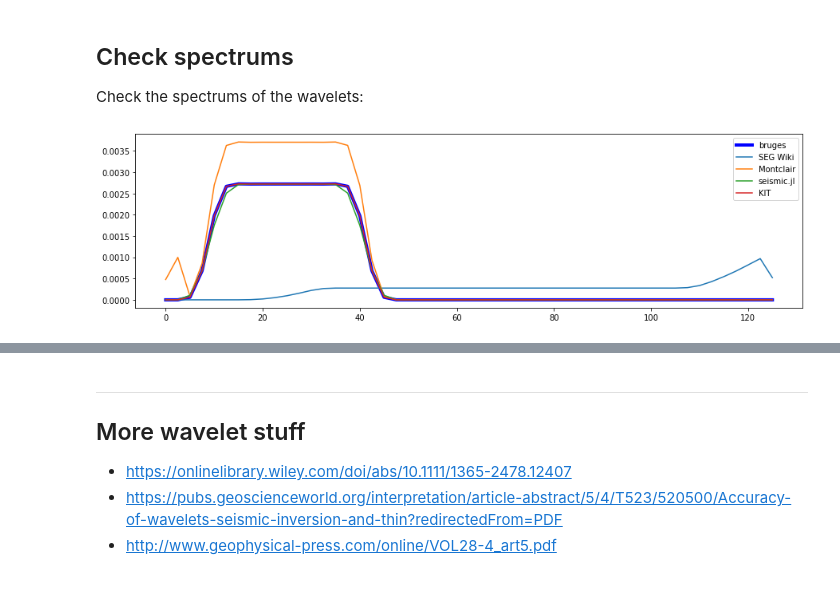
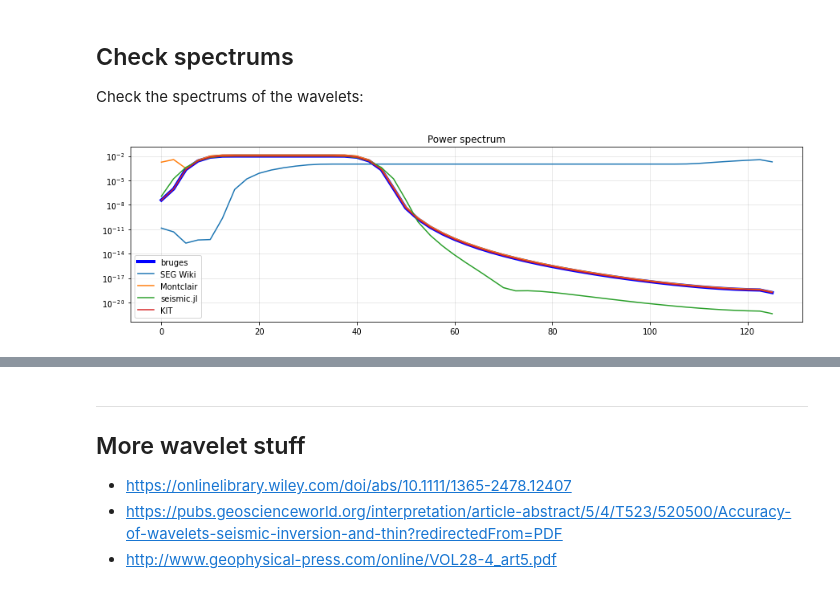
Before and after one commit to softwareunderground/repro-zoo, a Jupyter notebook: ryan-1994/Ormsby_wavelet_reproducibility.ipynb, the cells around one changed output, grey strips where cells are left out. Saved outputs shown, nothing was run; the diff lists cells and outputs as text; code cells hidden in the pictures.

Commit message:
making blog post figures

```diff
--- a/ryan-1994/Ormsby_wavelet_reproducibility.ipynb
+++ b/ryan-1994/Ormsby_wavelet_reproducibility.ipynb
@@ -202,8 +203,7 @@ plt.plot(tw3, orms3)
 # %%
 def ormsby4(duration, dt, f, return_t=True):
     """
-    Implementation from Montclair State University
-    https://sites.google.com/site/cwilshusenreu2012/research-updates
+    From seismic.jl
     """
     t = np.arange(-duration/2, duration/2, dt)
 
@@ -410,13 +410,16 @@ Check the spectrums of the wavelets:
 # %%
 from scipy.signal import welch
 
 plt.figure(figsize=(15, 4))
-plt.plot(*welch(orms, fs=250, nperseg=100), c='b', lw=4, label='bruges')
-plt.plot(*welch(orms2, fs=250, nperseg=100), label='SEG Wiki')
-plt.plot(*welch(orms3, fs=250, nperseg=100), label='Montclair')
-plt.plot(*welch(orms4, fs=250, nperseg=100), label='seismic.jl')
-plt.plot(*welch(orms5, fs=250, nperseg=100), label='KIT')
+
+plt.semilogy(*welch(orms, fs=250, nperseg=100, scaling='spectrum'), c='b', lw=4, label='bruges')
+plt.semilogy(*welch(orms2, fs=250, nperseg=100, scaling='spectrum'), label='SEG Wiki')
+plt.semilogy(*welch(orms3, fs=250, nperseg=100, scaling='spectrum'), label='Montclair')
+plt.semilogy(*welch(orms4, fs=250, nperseg=100, scaling='spectrum'), label='seismic.jl')
+plt.semilogy(*welch(orms5, fs=250, nperseg=100, scaling='spectrum'), label='KIT')
 plt.legend()
+plt.grid(c='k', alpha=0.1)
+plt.title('Power spectrum')
 plt.show()
 # %% [output]
-[figure, old version]
+[figure, new version]
```
Also changed, not shown: parts of 8 cells of this notebook, 1 other file.
